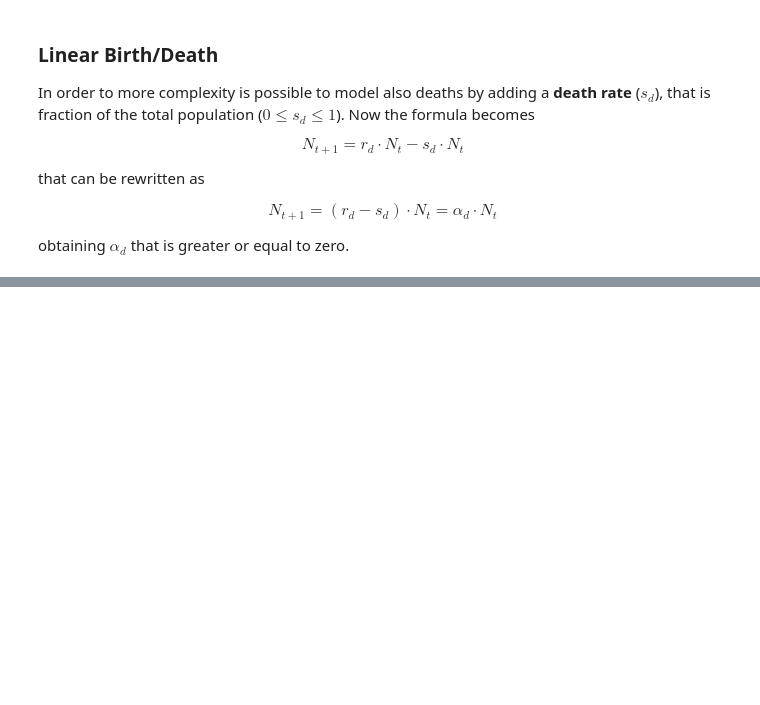
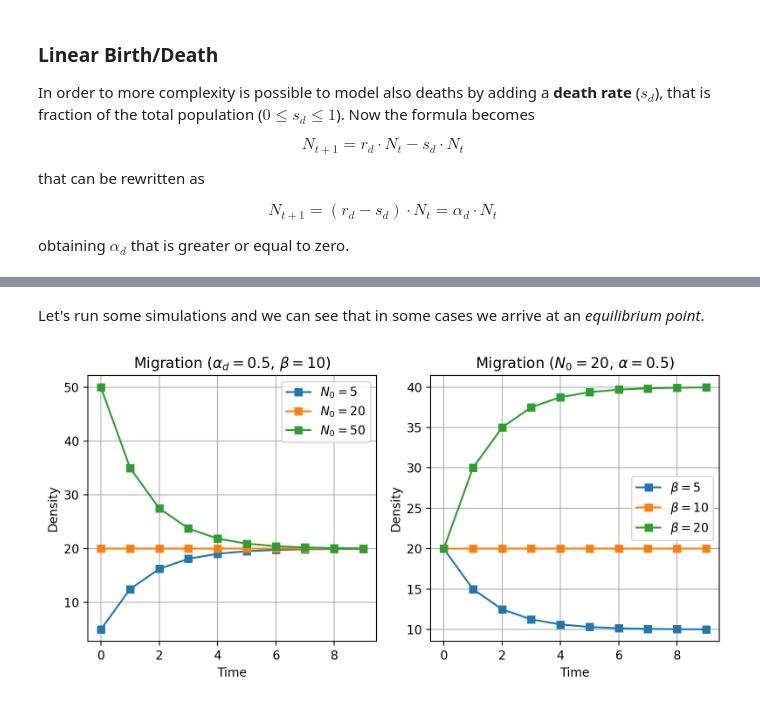
Before and after one commit to FedericoBustaffa/cmcs, a Jupyter notebook: discrete.ipynb, the cells around one changed output, grey strips where cells are left out. Saved outputs shown, nothing was run; the diff lists cells and outputs as text; code cells hidden in the pictures; blank space fills up the shorter version.

```diff
--- a/discrete.ipynb
+++ b/discrete.ipynb
@@ -112,0 +122,38 @@ plt.show()
+# %%
+def migration(n0, alpha, beta, t):
+    if t == 0:
+        return n0
+    return alpha * migration(n0, alpha, beta, t - 1) + beta
+# %% [markdown]
+Let's run some simulations and we can see that in some cases we arrive at an
+_equilibrium point_.
+# %%
+times = [i for i in range(10)]
+
+_, (ax1, ax2) = plt.subplots(1, 2, figsize=(8, 4), dpi=200)
+
+alpha = 0.5
+beta = 10
+ax1.set_title(rf"Migration ($\alpha_d = {alpha}$, $\beta = {beta}$)")
+ax1.set_xlabel("Time")
+ax1.set_ylabel("Density")
+n0s = [5, 20, 50]
+for n0 in n0s:
+    ax1.plot(times, [migration(n0, alpha, beta, t) for t in times], marker="s", label=rf"$N_0 = {n0}$")
+ax1.legend()
+ax1.grid()
+
+N_0 = 20
+ax2.set_title(rf"Migration ($N_0 = {N_0}$, $\alpha = {alpha}$)")
+ax2.set_xlabel("Time")
+ax2.set_ylabel("Density")
+betas = [5, 10, 20]
+for beta in betas:
+    ax2.plot(times, [migration(N_0, alpha, beta, t) for t in times], marker="s", label=rf"$\beta = {beta}$")
+ax2.legend()
+ax2.grid()
+
+plt.tight_layout()
+plt.show()
+# %% [output]
+[figure, added]
```
Also changed, not shown: parts of 6 cells of this notebook.
